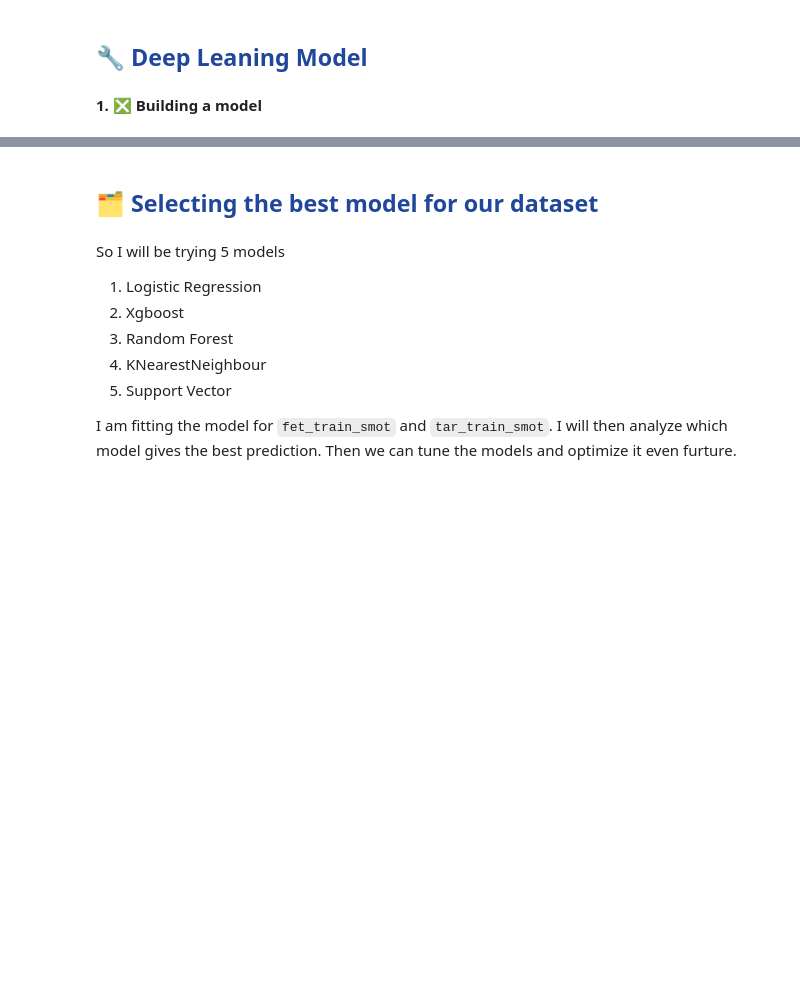
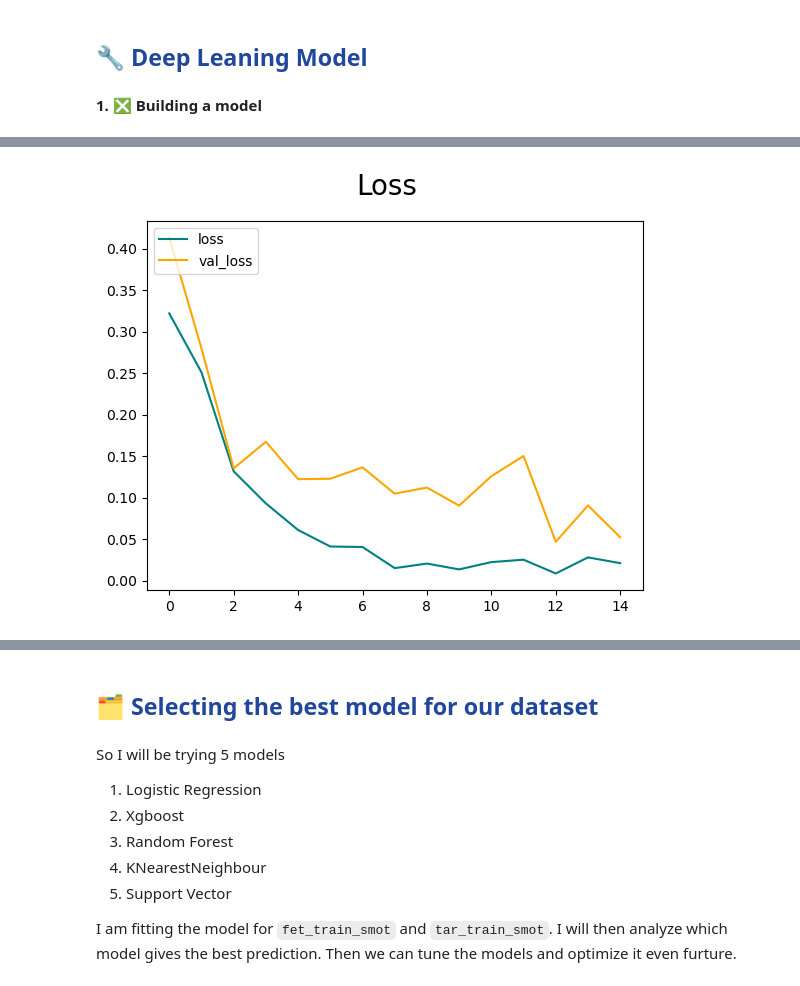
Before and after one commit to JasonJoel18/python-datascience-projects, a Jupyter notebook: 014. image_classification_project/pipeline/pipeline final.ipynb, the cells around one changed output, grey strips where cells are left out. Cells and saved outputs as stored; diff of their text form; code cells hidden in the pictures; blank space fills up the shorter version.

```diff
--- a/014. image_classification_project/pipeline/pipeline final.ipynb
+++ b/014. image_classification_project/pipeline/pipeline final.ipynb
@@ -324,5 +317,5 @@ logdir='logs'
 # %%
 tensorboard_callback = tf.keras.callbacks.TensorBoard(log_dir=logdir)
 # %%
-hist = mdl.fit(train_batches_data, epochs=5, validation_data=validation_batches_data, callbacks=[tensorboard_callback])
+hist = mdl.fit(train_batches_data, epochs=15, validation_data=validation_batches_data, callbacks=[tensorboard_callback])
 # %% [output]
@@ -344,0 +337,9 @@ Epoch 4/5
+# %%
+fig = plt.figure()
+plt.plot(hist.history['loss'], color='teal', label='loss')
+plt.plot(hist.history['val_loss'], color='orange', label='val_loss')
+fig.suptitle('Loss', fontsize=20)
+plt.legend(loc="upper left")
+plt.show()
+# %% [output]
+[figure, added]
```
Also changed, not shown: parts of 12 cells of this notebook, 13 other files.
